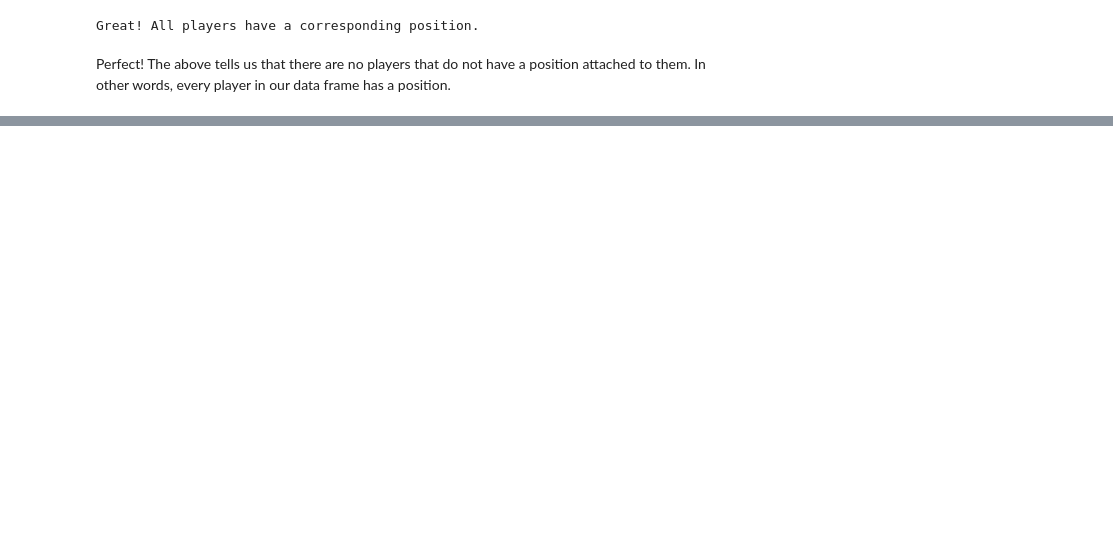
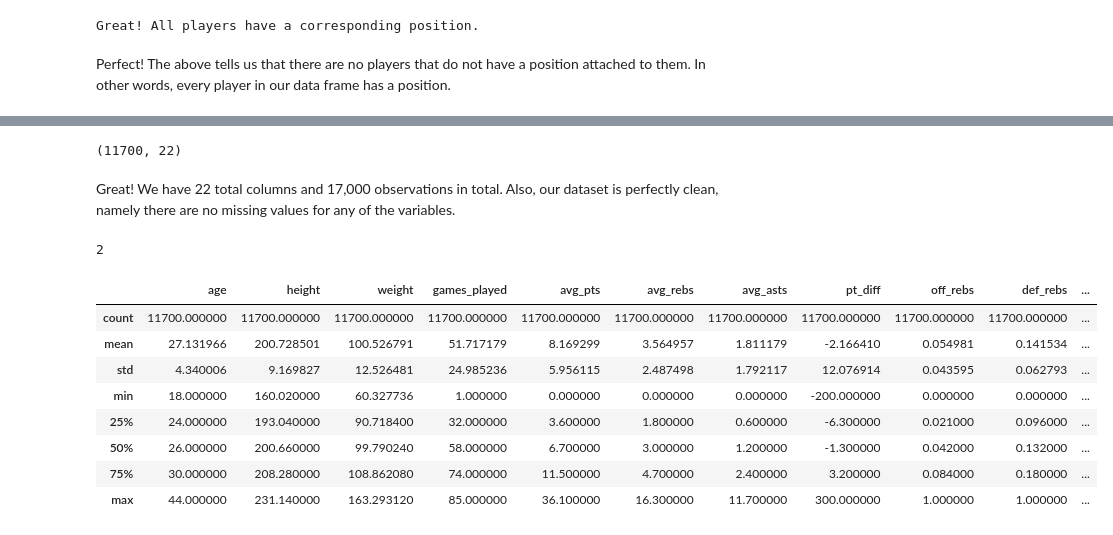
Before and after one commit to byw2/data-expedition, a Jupyter notebook: nba_players/nba_players.ipynb, the cells around one changed output, grey strips where cells are left out. Saved outputs shown, nothing was run; the diff lists cells and outputs as text; code cells hidden in the pictures; blank space fills up the shorter version.

Commit message:
commit initial eda and data exploration results

```diff
--- a/nba_players/nba_players.ipynb
+++ b/nba_players/nba_players.ipynb
@@ -88,0 +127,23 @@ Perfect! The above tells us that there are no players that do not have a positio
+# %%
+df.shape
+# %% [output]
+(11700, 22)
+# %% [markdown]
+Great! We have 22 total columns and 17,000 observations in total. Also, our dataset is perfectly clean, namely there are no missing values for any of the variables.
+# %%
+# gets dimension of object (data frame)
+df.ndim
+# %% [output]
+2
+# %%
+df.describe()
+# %% [output]
+|  | age | height | weight | games_played | avg_pts | avg_rebs | avg_asts | pt_diff | off_rebs | def_rebs | ... |
+| count | 11700.000000 | 11700.000000 | 11700.000000 | 11700.000000 | 11700.000000 | 11700.000000 | 11700.000000 | 11700.000000 | 11700.000000 | 11700.000000 | ... |
+| mean | 27.131966 | 200.728501 | 100.526791 | 51.717179 | 8.169299 | 3.564957 | 1.811179 | -2.166410 | 0.054981 | 0.141534 | ... |
+| std | 4.340006 | 9.169827 | 12.526481 | 24.985236 | 5.956115 | 2.487498 | 1.792117 | 12.076914 | 0.043595 | 0.062793 | ... |
+| min | 18.000000 | 160.020000 | 60.327736 | 1.000000 | 0.000000 | 0.000000 | 0.000000 | -200.000000 | 0.000000 | 0.000000 | ... |
+| 25% | 24.000000 | 193.040000 | 90.718400 | 32.000000 | 3.600000 | 1.800000 | 0.600000 | -6.300000 | 0.021000 | 0.096000 | ... |
+| 50% | 26.000000 | 200.660000 | 99.790240 | 58.000000 | 6.700000 | 3.000000 | 1.200000 | -1.300000 | 0.042000 | 0.132000 | ... |
+| 75% | 30.000000 | 208.280000 | 108.862080 | 74.000000 | 11.500000 | 4.700000 | 2.400000 | 3.200000 | 0.084000 | 0.180000 | ... |
+| max | 44.000000 | 231.140000 | 163.293120 | 85.000000 | 36.100000 | 16.300000 | 11.700000 | 300.000000 | 1.000000 | 1.000000 | ... |
```
Also changed, not shown: parts of 30 cells of this notebook.
